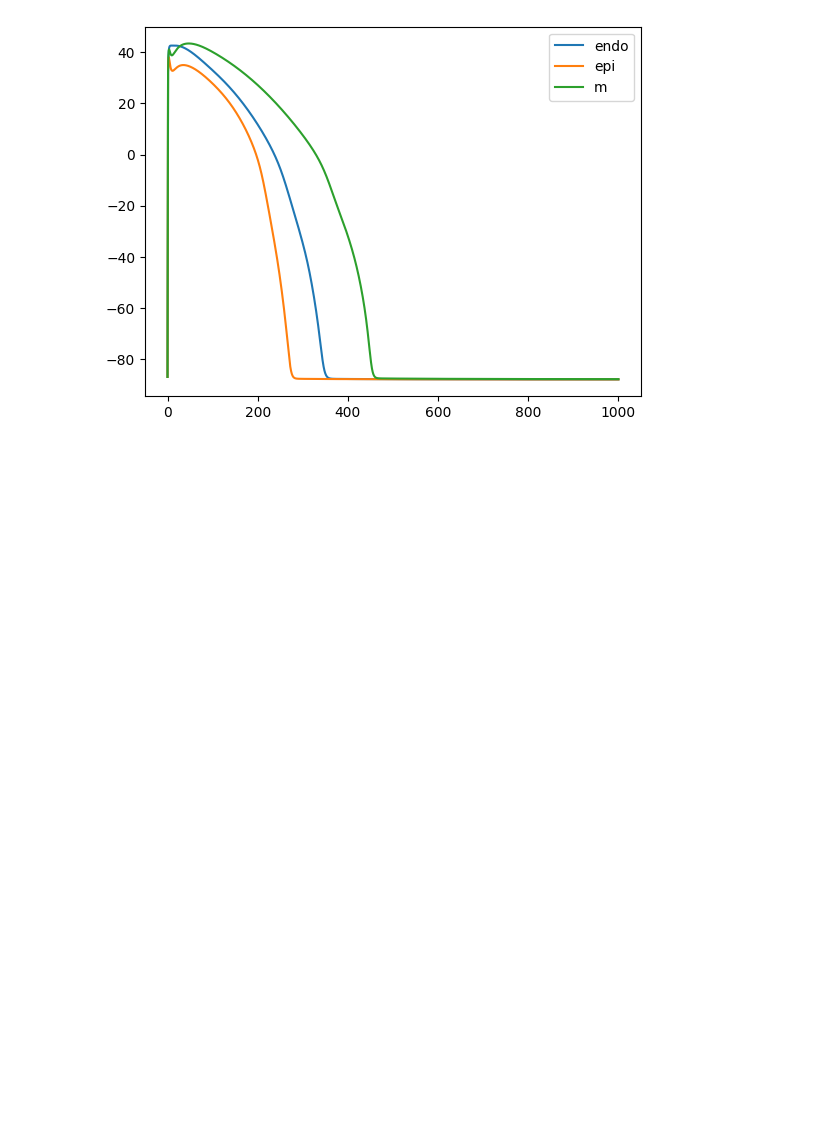
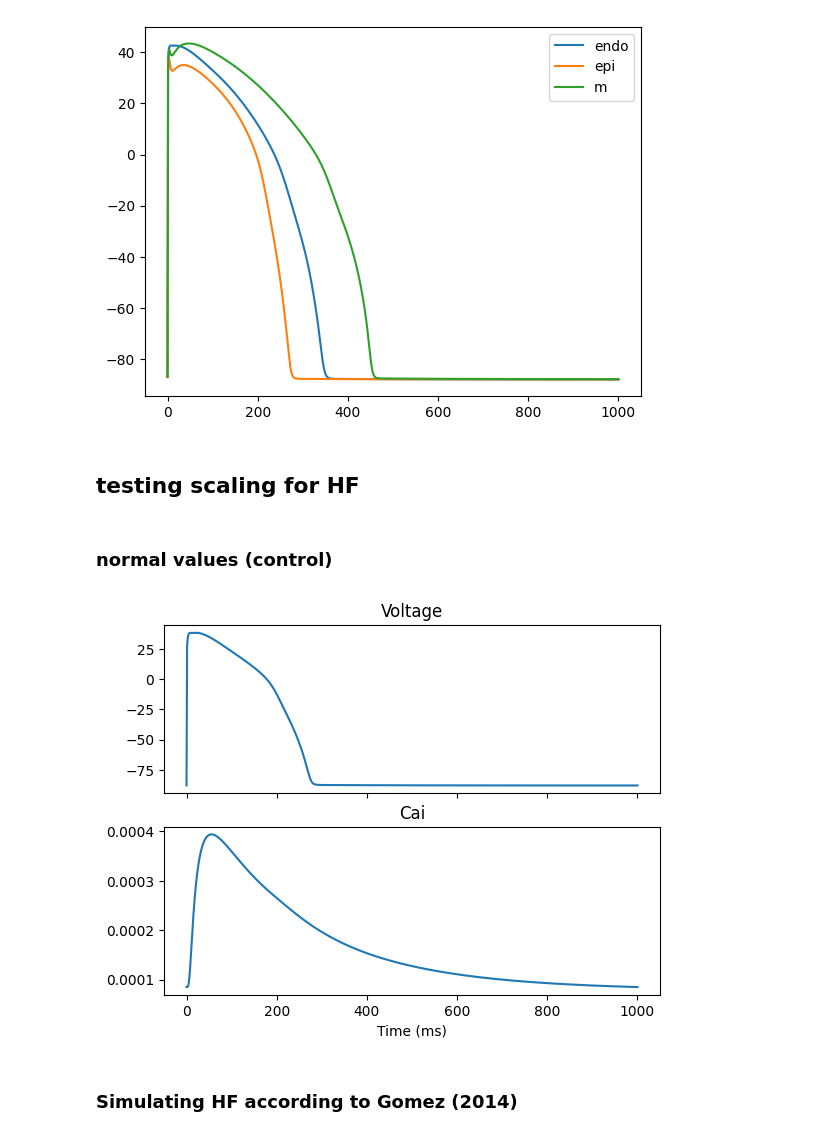
Before and after one commit to abraaum/master_project, a Jupyter notebook: Python/testing.ipynb, the cells around one changed output. Drawn from its saved outputs; the diff is of its cells as text; code cells hidden in the pictures; blank space fills up the shorter version.

```diff
--- a/Python/testing.ipynb
+++ b/Python/testing.ipynb
@@ -38,3 +45,7 @@ plt.legend((r"endo", r"epi", r"m"))
 plt.show()
 # %% [output]
 [figure]
+# %% [markdown]
+## testing scaling for HF
+# %% [markdown]
+### normal values (control)
@@ -40,0 +55,41 @@ plt.show()
+# %%
+
+# Initial states
+y0 = model.init_state_values()
+
+# Parameters, celltype = epi
+parameters = model.init_parameter_values(celltype=0)
+num_beats = 100  # Note: matlab uses 700 beats
+
+# Time steps
+tsteps = np.arange(0.0, 1000.0, 0.1)
+
+# Solve ODE
+for i in tqdm.tqdm(range(num_beats)):
+    y = odeint(model.rhs, y0, tsteps, args=(parameters,))
+    y0 = y[-1]
+# %%
+
+# Extract the membrane potential
+V_idx = model.state_indices('v')
+V = y.T[V_idx]
+Cai_idx = model.state_indices('cai')
+Cai = y.T[Cai_idx]
+
+# Extract monitored values
+#monitor = np.array([model.monitor(r, t, parameters) for
+#                    r, t in zip(y, tsteps)])
+#i_Kr_idx = model.monitor_indices('i_Kr')
+#i_Kr = monitor.T[i_Kr_idx]
+# %%
+fig, ax = plt.subplots(2, 1, sharex=True)
+ax[0].plot(tsteps, V)
+ax[0].set_title('Voltage')
+ax[1].plot(tsteps, Cai)
+ax[1].set_title('Cai')
+ax[1].set_xlabel('Time (ms)')
+plt.show()
+# %% [output]
+[figure, added]
+# %% [markdown]
+### Simulating HF according to Gomez (2014)
```
Also changed, not shown: parts of 36 cells of this notebook, 46 other files.
